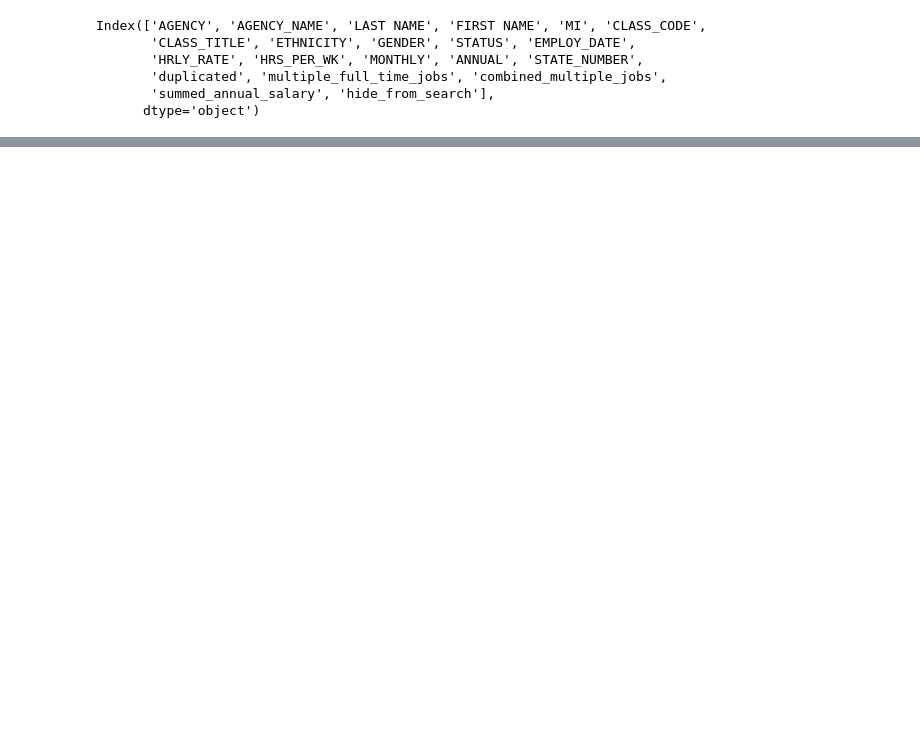
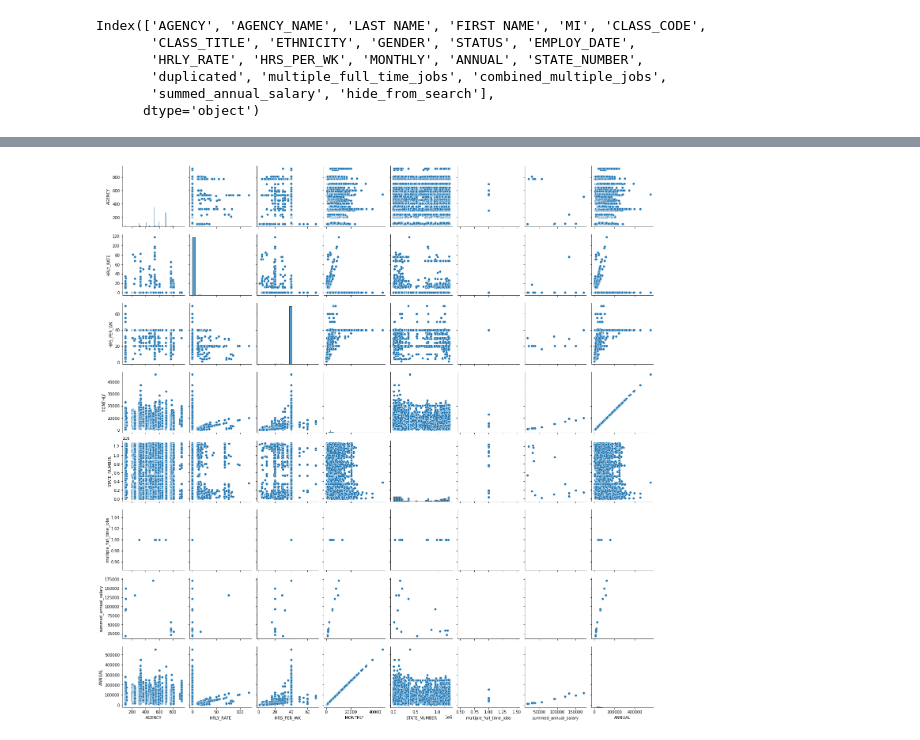
Before and after one commit to SHASHANKV9611/TexasSalaryPrediction, a Jupyter notebook: Texas_govt_employee_salary_prediction_.ipynb, the cells around one changed output, grey strips where cells are left out. Saved outputs shown, nothing was run; the diff lists cells and outputs as text; code cells hidden in the pictures; blank space fills up the shorter version.

```diff
--- a/Texas_govt_employee_salary_prediction_.ipynb
+++ b/Texas_govt_employee_salary_prediction_.ipynb
@@ -186,0 +269,5 @@ df.head(
+# %%
+sns.pairplot(data=df[['AGENCY','HRLY_RATE','HRS_PER_WK','MONTHLY','STATE_NUMBER','multiple_full_time_jobs','summed_annual_salary','ANNUAL']])
+plt.show()
+# %% [output]
+[figure, added]
```
Also changed, not shown: parts of 20 cells of this notebook.
